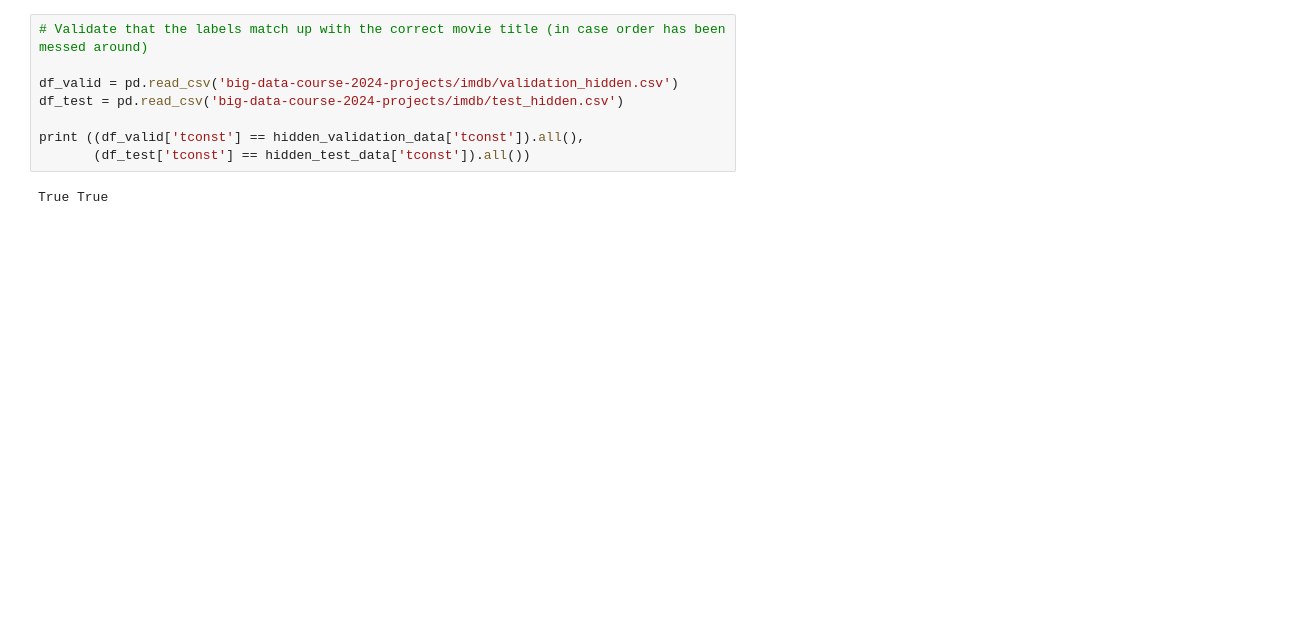
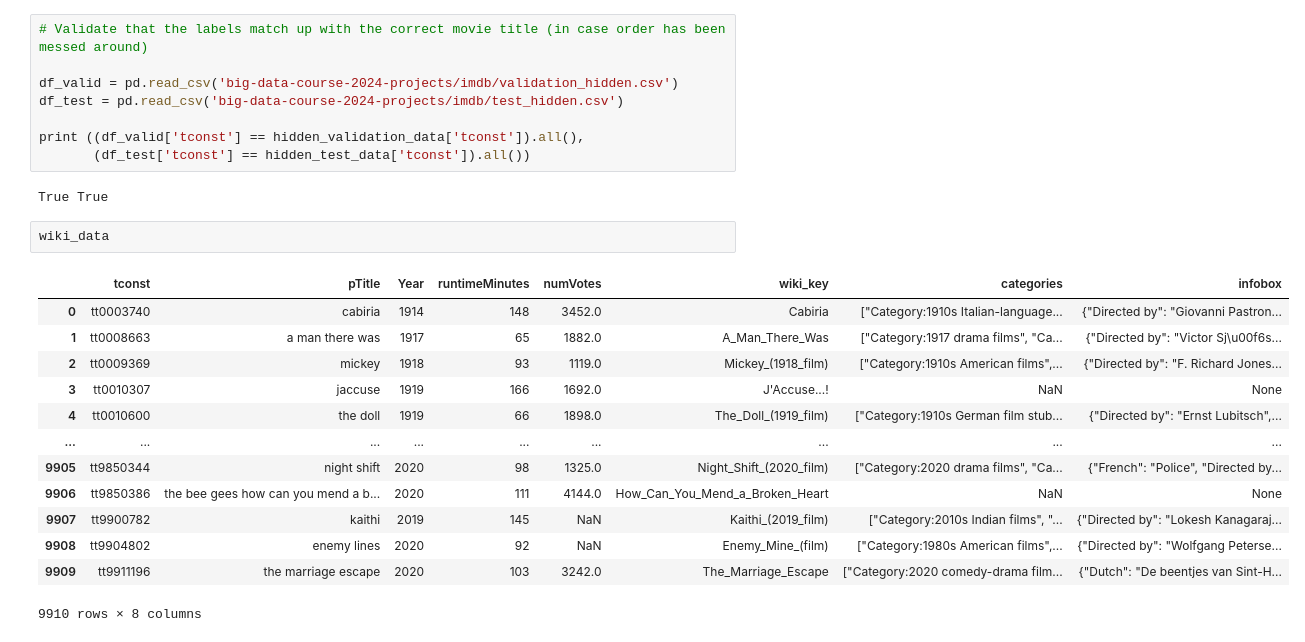
Before and after one commit to usermar445/big_data_final_project, a Jupyter notebook: wiki_data/imdb_model_test_nicola_v3_wiki.ipynb, the cells around one changed output. Drawn from its saved outputs; the diff is of its cells as text; blank space fills up the shorter version.

```diff
--- a/wiki_data/imdb_model_test_nicola_v3_wiki.ipynb
+++ b/wiki_data/imdb_model_test_nicola_v3_wiki.ipynb
@@ -698,3 +715,19 @@ print ((df_valid['tconst'] == hidden_validation_data['tconst']).all(),
        (df_test['tconst'] == hidden_test_data['tconst']).all())
 # %% [output]
 True True
+# %%
+wiki_data
+# %% [output]
+|  | tconst | pTitle | Year | runtimeMinutes | numVotes | wiki_key | categories | infobox |
+| 0 | tt0003740 | cabiria | 1914 | 148 | 3452.0 | Cabiria | ["Category:1910s Italian-language... | {"Directed by": "Giovanni Pastron... |
+| 1 | tt0008663 | a man there was | 1917 | 65 | 1882.0 | A_Man_There_Was | ["Category:1917 drama films", "Ca... | {"Directed by": "Victor Sj\u00f6s... |
+| 2 | tt0009369 | mickey | 1918 | 93 | 1119.0 | Mickey_(1918_film) | ["Category:1910s American films",... | {"Directed by": "F. Richard Jones... |
+| 3 | tt0010307 | jaccuse | 1919 | 166 | 1692.0 | J'Accuse...! | NaN | None |
+| 4 | tt0010600 | the doll | 1919 | 66 | 1898.0 | The_Doll_(1919_film) | ["Category:1910s German film stub... | {"Directed by": "Ernst Lubitsch",... |
+| ... | ... | ... | ... | ... | ... | ... | ... | ... |
+| 9905 | tt9850344 | night shift | 2020 | 98 | 1325.0 | Night_Shift_(2020_film) | ["Category:2020 drama films", "Ca... | {"French": "Police", "Directed by... |
+| 9906 | tt9850386 | the bee gees how can you mend a b... | 2020 | 111 | 4144.0 | How_Can_You_Mend_a_Broken_Heart | NaN | None |
+| 9907 | tt9900782 | kaithi | 2019 | 145 | NaN | Kaithi_(2019_film) | ["Category:2010s Indian films", "... | {"Directed by": "Lokesh Kanagaraj... |
+| 9908 | tt9904802 | enemy lines | 2020 | 92 | NaN | Enemy_Mine_(film) | ["Category:1980s American films",... | {"Directed by": "Wolfgang Peterse... |
+| 9909 | tt9911196 | the marriage escape | 2020 | 103 | 3242.0 | The_Marriage_Escape | ["Category:2020 comedy-drama film... | {"Dutch": "De beentjes van Sint-H... |
+9910 rows × 8 columns
```
Also changed, not shown: parts of 16 cells of this notebook, 2 other files.
